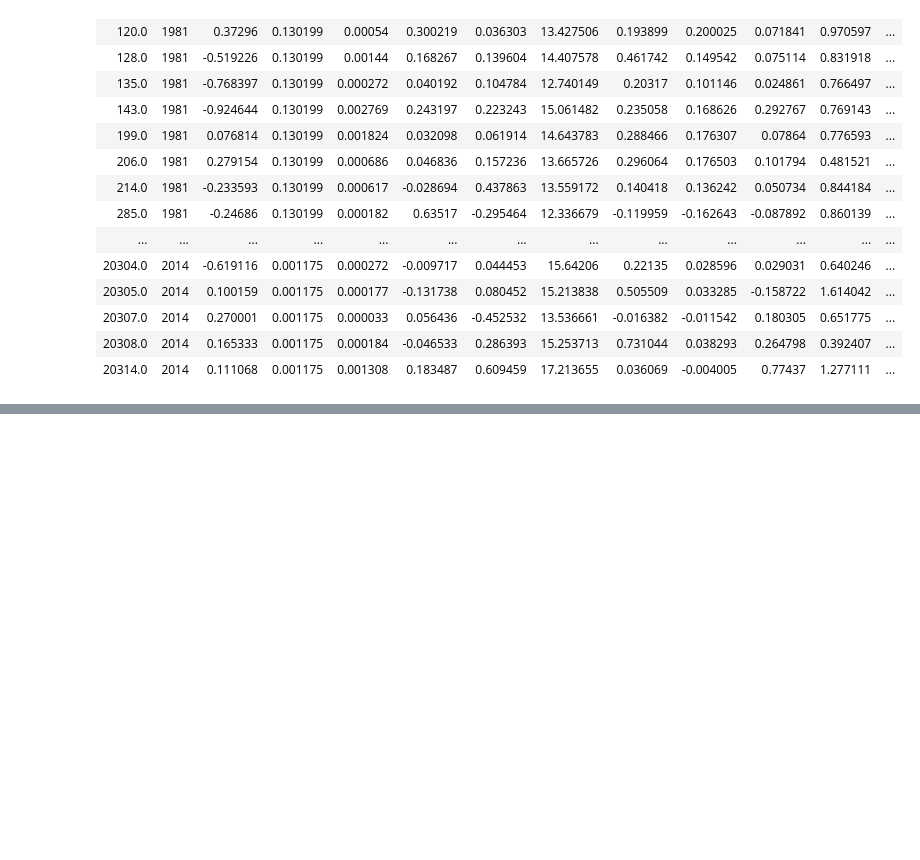
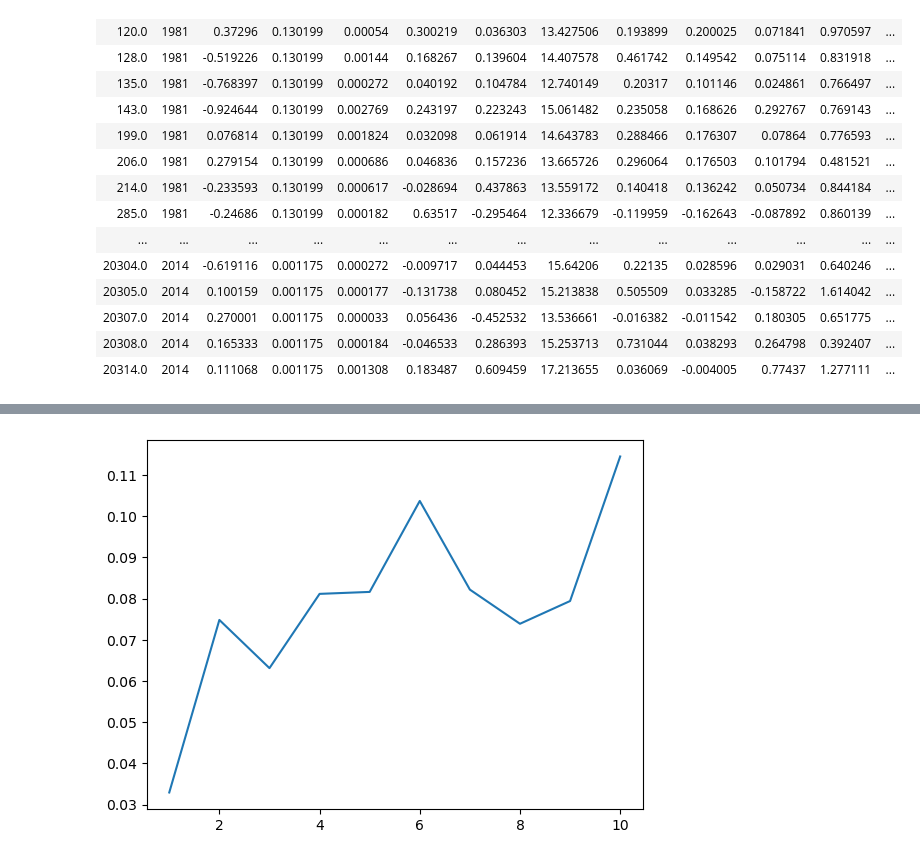
Before and after one commit to Huanyu-Liu/machine_learning, a Jupyter notebook: hw1/hw1.ipynb, the cells around one changed output, grey strips where cells are left out. Cells and saved outputs as stored; diff of their text form; code cells hidden in the pictures; blank space fills up the shorter version.

```diff
--- a/hw1/hw1.ipynb
+++ b/hw1/hw1.ipynb
@@ -105,7 +105,7 @@ shape: (70_756, 17)
 # dl.select(["ExRet", "qcut"]).group_by("qcut").mean()
 result_dl = None
 for i in range(1981, 2015):
-    temp_dl = dl.filter(pl.col("year") == i).drop_nulls("lnIssue").with_columns(pl.col("lnIssue").qcut(10, labels=[str(i) for i in range(1, 11)]).alias("qcut"))
+    temp_dl = dl.filter(pl.col("year") == i).drop_nulls("lnIssue").with_columns((-pl.col("lnIssue")).qcut(10, labels=[str(i) for i in range(1, 11)]).alias("qcut"))
     temp_dl = temp_dl.cast({"qcut": pl.Utf8})
     if result_dl is None:
         result_dl = temp_dl
@@ -138,0 +157,4 @@ TypeError: GroupBy.mean() takes 1 positional argument but 2 were given
+# %%
+vw_issuance = result_dl.group_by(["qcut", "year"]).agg((pl.col("ExRet") * pl.col("MEwt")).sum() / pl.sum("MEwt"))
+vw_issuance = vw_issuance.group_by("qcut").agg(pl.col("ExRet").mean()).cast({"qcut": pl.Int16}).sort("qcut")
+vw_issuance
@@ -138,0 +175,7 @@ TypeError: GroupBy.mean() takes 1 positional argument but 2 were given
+# %%
+import matplotlib.pyplot as plt
+
+plt.plot(vw_issuance.get_column("qcut").to_numpy(), vw_issuance.get_column("ExRet").to_numpy())
+plt.show()
+# %% [output]
+[figure, added]
```
Also changed, not shown: parts of 4 cells of this notebook, 1 other file.
